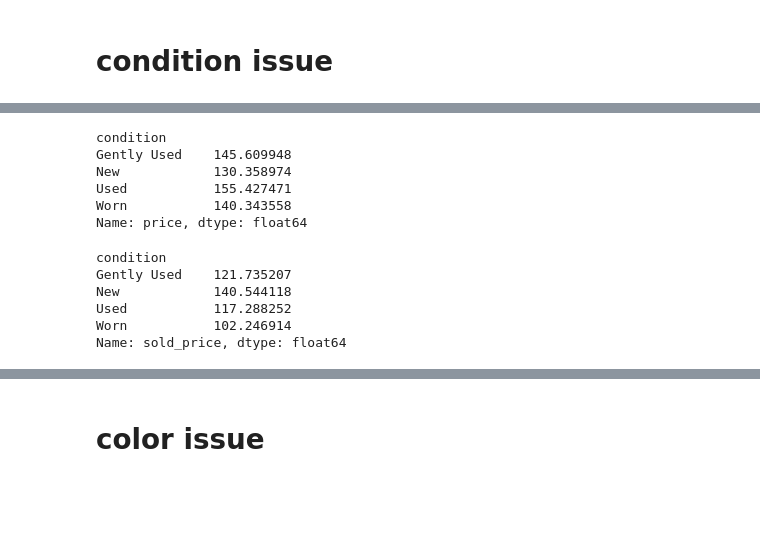
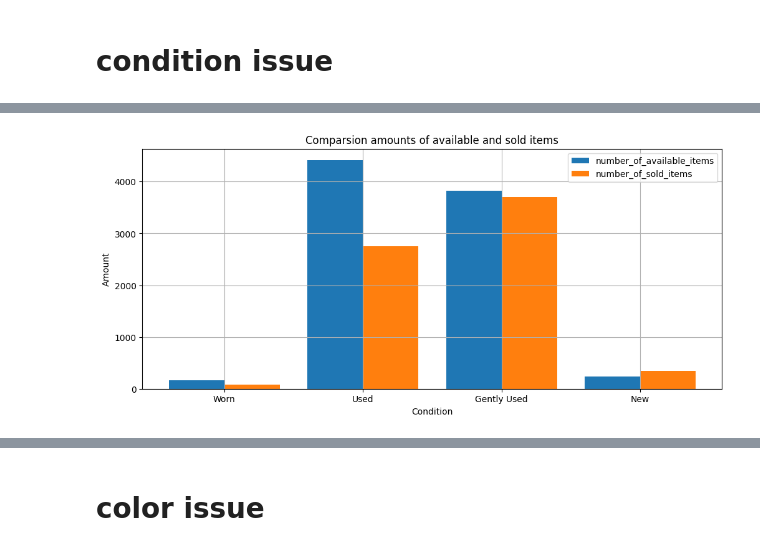
Before and after one commit to kgudalewski/grailed_sales_analysis, a Jupyter notebook: Grailed_data_initial_analysis.ipynb, the cells around one changed output, grey strips where cells are left out. Drawn from its saved outputs; the diff is of its cells as text; code cells hidden in the pictures; blank space fills up the shorter version.

Commit message:
Added potential factors to condition

```diff
--- a/Grailed_data_initial_analysis.ipynb
+++ b/Grailed_data_initial_analysis.ipynb
@@ -334,18 +294,27 @@ Text(0.5, 1.0, "Number of items' conditions")
-# %%
-df.groupby(by="condition").price.mean()
-# %% [output]
-condition
-Gently Used    145.609948
-New            130.358974
-Used           155.427471
-Worn           140.343558
-Name: price, dtype: float64
-# %%
-df.groupby(by="condition").sold_price.mean()
-# %% [output]
-condition
-Gently Used    121.735207
-New            140.544118
-Used           117.288252
-Worn           102.246914
-Name: sold_price, dtype: float64
+# %%
+df_condition_count = pd.DataFrame(df["condition"].value_counts()).reindex(["Worn","Used","Gently Used","New"]).rename(columns = {"condition" : "total_number_of_items"})
+df_condition_count["number_of_available_items"] = pd.DataFrame(df.loc[df.price.notna()]["condition"].value_counts()).reindex(["Worn","Used","Gently Used","New"])
+df_condition_count["number_of_sold_items"] = pd.DataFrame(df.loc[df.sold_price.notna()]["condition"].value_counts()).reindex(["Worn","Used","Gently Used","New"])
+
+df_condition_count["amount_potential_factor"] = df_condition_count.iloc[:,2] / df_condition_count.iloc[:,1]
+#amount_potential_factor tells possible need for condition based on relation between number of sold listings and available (if there's high number of sold listings and small number of available listings, items in this condition have potential)
+
+df_condition_count = df_condition_count.reindex(["Worn","Used","Gently Used","New"])
+
+plt.figure(figsize=(12,5))
+X_axis = np.arange(4)
+plt.bar(X_axis - 0.2, df_condition_count.number_of_available_items, 0.4, label = 'number_of_available_items')
+plt.bar(X_axis + 0.2, df_condition_count.number_of_sold_items, 0.4, label = 'number_of_sold_items')
+plt.xticks(X_axis, df_condition_count.index)
+plt.grid()
+plt.title("Comparsion amounts of available and sold items")
+plt.ylabel("Amount")
+plt.xlabel("Condition")
+plt.legend()
+plt.show()
+
+df_condition_count = df_condition_count.sort_values(by="amount_potential_factor",ascending=False)
+
+display(df_condition_count)
+# %% [output]
+[figure, added]
```
Also changed, not shown: parts of 9 cells of this notebook.
